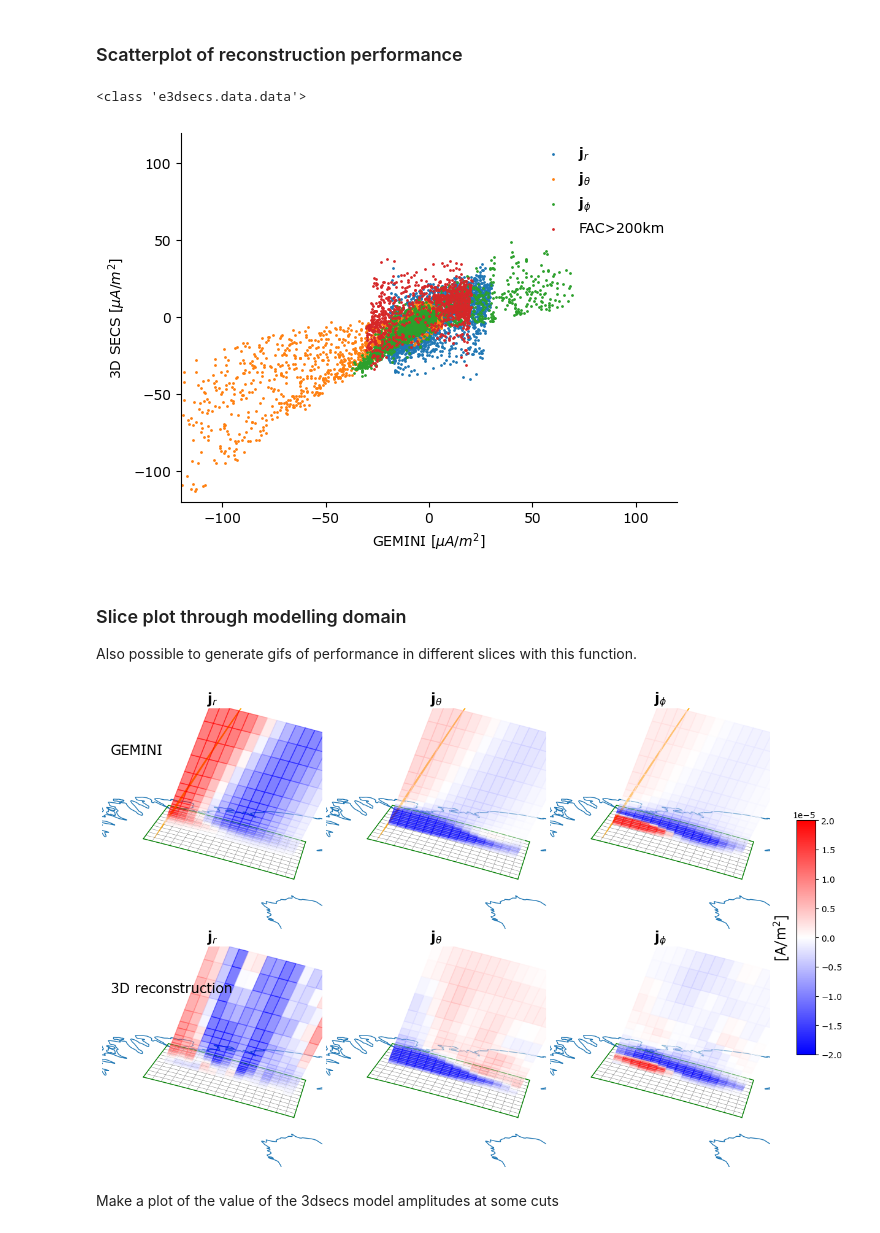
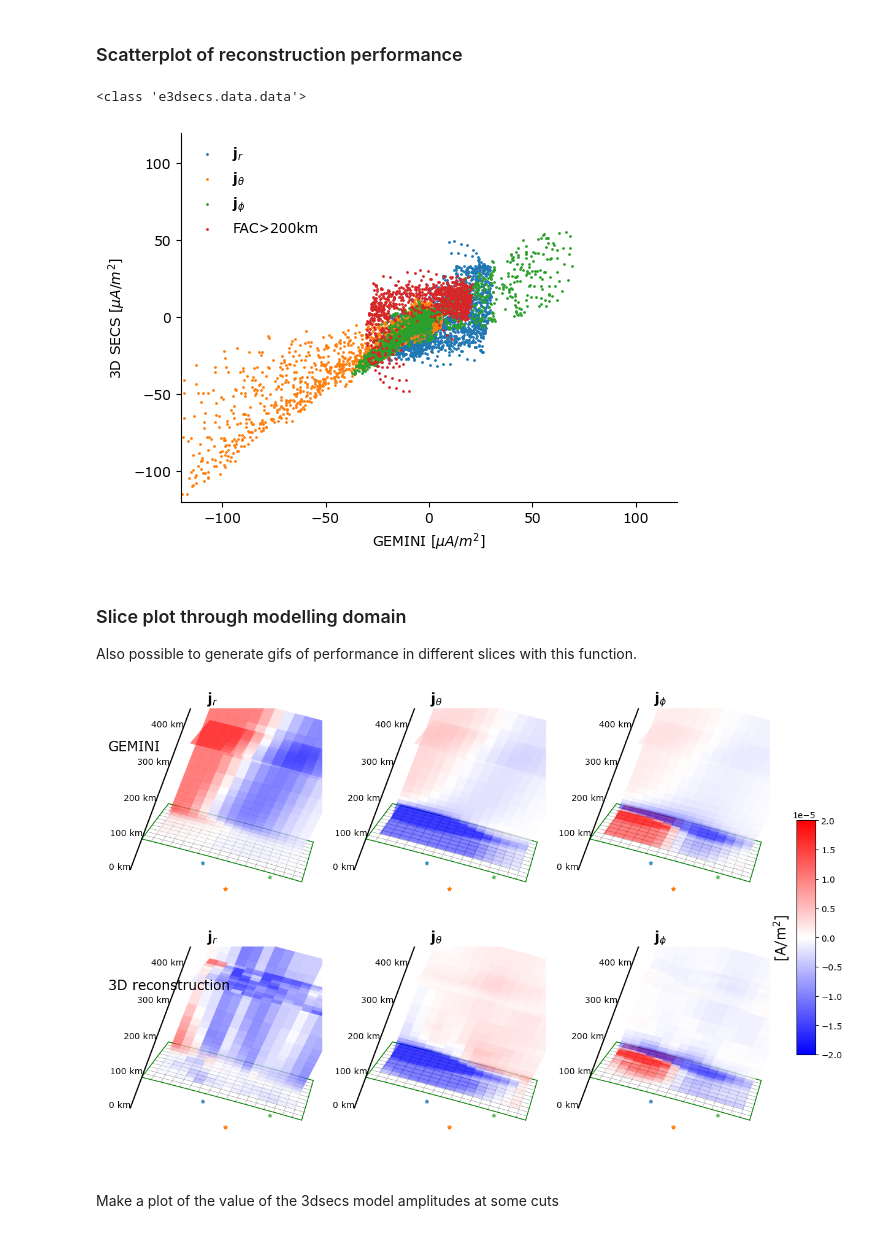
Before and after one commit to jpreistad/e3dsecs, a Jupyter notebook: paper/03_reconstruction_minimal.ipynb, the cells around one changed output. Saved outputs shown, nothing was run; the diff lists cells and outputs as text; code cells hidden in the pictures.

```diff
--- a/paper/03_reconstruction_minimal.ipynb
+++ b/paper/03_reconstruction_minimal.ipynb
@@ -40,7 +40,7 @@ inputmode       = 'vi' # See documentation e.g. in model.py for allowed values.
 e3doubt_        = True # Wheter to use realistic variances of the observations, and add
                        # corresponding noise
 intsec          = 5*60  # Integrationtime in seconds used in E3DOUBT
-sitelat         = 67.36# Gegraphic latitude of transmitter site location
+sitelat         = 67.7# Gegraphic latitude of transmitter site location
 sitephi         = 23.0 # Gegraphic longitude of transmitter site location
 min_alt         = 90   # km, start altitude of where to sample along beams
 max_alt         = 500  # km, stop altitude of where to sample along beams
@@ -53,10 +53,10 @@ vert_profile    = None # Regularize vertical Hall and Pedersen profile based on
                        # GEMINI profile. None or # km from where it is applied above
 vert_dprofile   = False# Regularize vertical profile of gradient of H/P currents
                        # based on electron density profile. NOT WORKING
-l1              = 1e-2 # Regularization parameter for 3D reconstruction inversion
+l1              = 10**(-1.5) # Regularization parameter for 3D reconstruction inversion
 diagnostic      = False# Wheter to make diagnostic plots
-overwrite       = True # Overwrites exisring 3D model coefficient file
-crossval        = True # Determine 3D model reg. parameter using cross-validation
+overwrite       = False# Overwrites exisring 3D model coefficient file
+crossval        = False# Determine 3D model reg. parameter using cross-validation
 # %% [markdown]
 Make object containing simulation data (sim), grid (gr), sampled data(dat), fitted convection (conv), and the 3d model (mod)
 # %%
@@ -158,18 +137,19 @@ fig = diagnostics.scatterplot_reconstruction(gr.grid, gr.alts_grid, _data, lon_e
 fig.savefig('./plots/3d_reconstruction_minimal_scatterplot.pdf', dpi=250,bbox_inches='tight')
 # %% [output]
 <class 'e3dsecs.data.data'>
-[figure, old version]
+[figure, new version]
 # %% [markdown]
 ### Slice plot through modelling domain
 Also possible to generate gifs of performance in different slices with this function.
 # %%
 clim = 2e-5
-fig = diagnostics.reconsrtruction_performance(_data, gr.grid, gr.alts_grid, lat_ev,
-                            lon_ev, alt_ev, full_j, jpar, dipolekw=False, cut='j',
-                            clim=clim, single=4, gif=False, inputmode=inputmode)
+meshgrid = (alt_ev,lat_ev,lon_ev)
+fig = diagnostics.performance_plot(full_j, meshgrid, _data, gr.grid, gr.alts_grid,
+                            clim=clim, cut=['j','k','k'], ind=[5,2,18], transmitter=conv.data.transmitter,
+                            receivers=conv.data.receivers)
 fig.savefig('./plots/3d_reconstruction_minimal.pdf', dpi=250,bbox_inches='tight')
 # %% [output]
-[figure, old version]
+[figure, new version]
 # %% [markdown]
 Make a plot of the value of the 3dsecs model amplitudes at some cuts
 # %%
```
Also changed, not shown: parts of 4 cells of this notebook, 20 other files.
